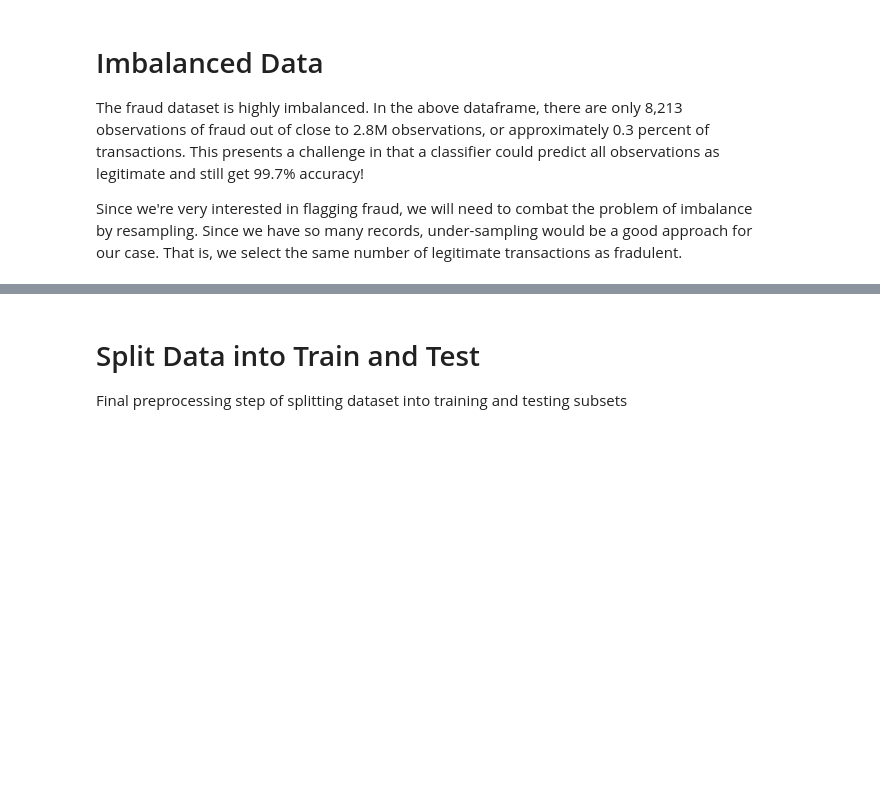
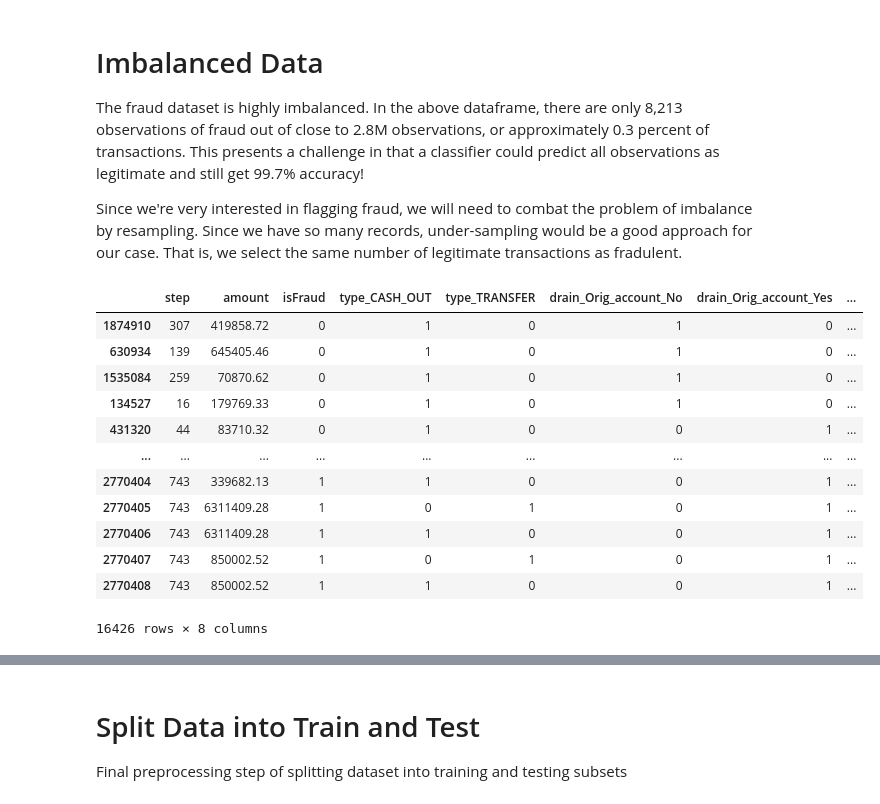
Before and after one commit to berdwitt/Fraud-Detection-in-Mobile-Money-Transactions, a Jupyter notebook: Notebooks/Preprocessing and Training Data.ipynb, the cells around one changed output, grey strips where cells are left out. Cells and saved outputs as stored; diff of their text form; code cells hidden in the pictures; blank space fills up the shorter version.

```diff
--- a/Notebooks/Preprocessing and Training Data.ipynb
+++ b/Notebooks/Preprocessing and Training Data.ipynb
@@ -97,3 +97,19 @@ random_legit_group = np.random.choice(legit_indicies,size_of_group,replace=False
 # %%
 #balanced dataframe
 blanced_df = pd.concat([df_dummies.loc[random_legit_group],df_dummies.loc[fraud_indicies]])
+# %%
+blanced_df
+# %% [output]
+|  | step | amount | isFraud | type_CASH_OUT | type_TRANSFER | drain_Orig_account_No | drain_Orig_account_Yes | ... |
+| 1874910 | 307 | 419858.72 | 0 | 1 | 0 | 1 | 0 | ... |
+| 630934 | 139 | 645405.46 | 0 | 1 | 0 | 1 | 0 | ... |
+| 1535084 | 259 | 70870.62 | 0 | 1 | 0 | 1 | 0 | ... |
+| 134527 | 16 | 179769.33 | 0 | 1 | 0 | 1 | 0 | ... |
+| 431320 | 44 | 83710.32 | 0 | 1 | 0 | 0 | 1 | ... |
+| ... | ... | ... | ... | ... | ... | ... | ... | ... |
+| 2770404 | 743 | 339682.13 | 1 | 1 | 0 | 0 | 1 | ... |
+| 2770405 | 743 | 6311409.28 | 1 | 0 | 1 | 0 | 1 | ... |
+| 2770406 | 743 | 6311409.28 | 1 | 1 | 0 | 0 | 1 | ... |
+| 2770407 | 743 | 850002.52 | 1 | 0 | 1 | 0 | 1 | ... |
+| 2770408 | 743 | 850002.52 | 1 | 1 | 0 | 0 | 1 | ... |
+16426 rows × 8 columns
```
Also changed, not shown: parts of 12 cells of this notebook.
